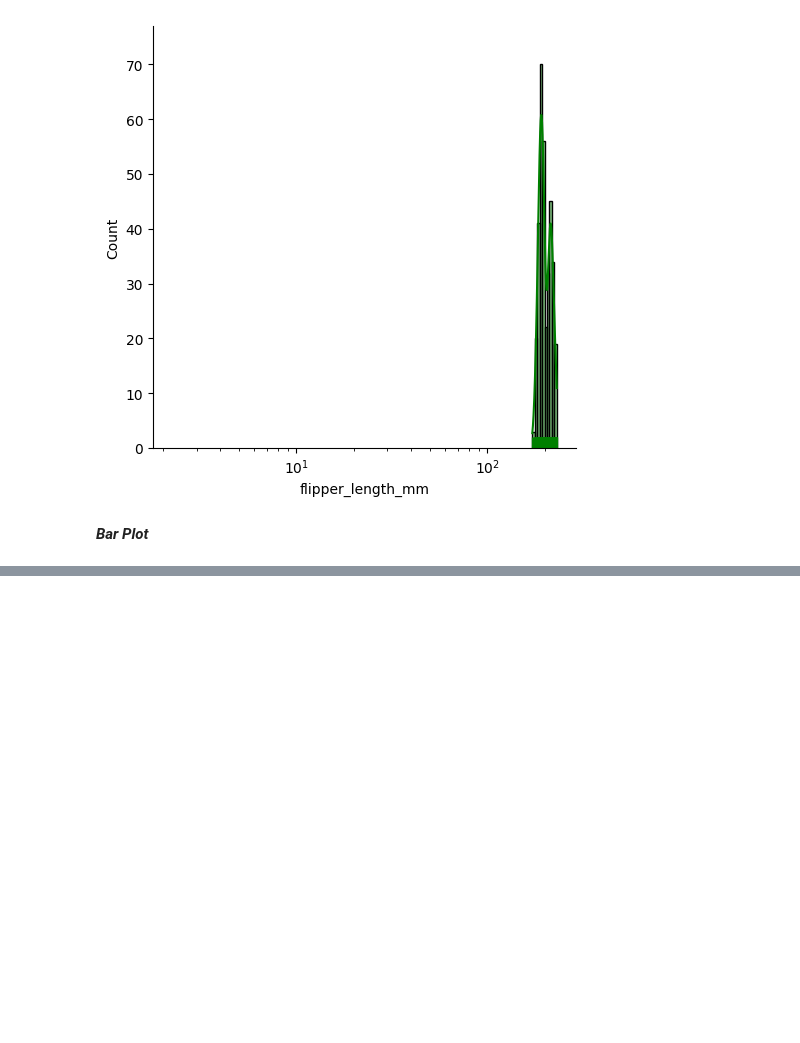
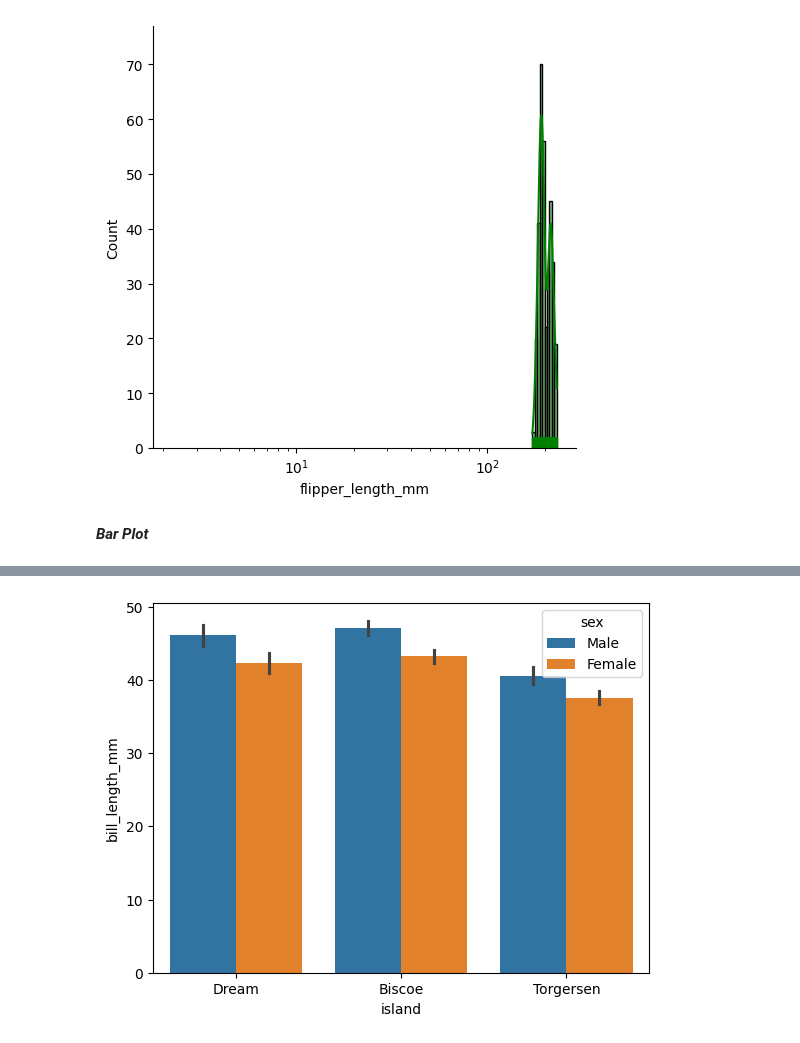
Before and after one commit to AwaisDS/My-Practice_Codes, a Jupyter notebook: Data_Visualisation/seaborn.ipynb, the cells around one changed output, grey strips where cells are left out. Saved outputs shown, nothing was run; the diff lists cells and outputs as text; code cells hidden in the pictures; blank space fills up the shorter version.

```diff
--- a/Data_Visualisation/seaborn.ipynb
+++ b/Data_Visualisation/seaborn.ipynb
@@ -178,0 +206,11 @@ plt.show()
+# %%
+order_1=['Dream' , 'Biscoe' , 'Torgersen']
+sns.barplot(x='island' ,
+            y='bill_length_mm' ,
+            data=bar_data ,
+            hue='sex',
+            order=order_1
+            )
+plt.show()
+# %% [output]
+[figure, added]
```
Also changed, not shown: parts of 15 cells of this notebook.
